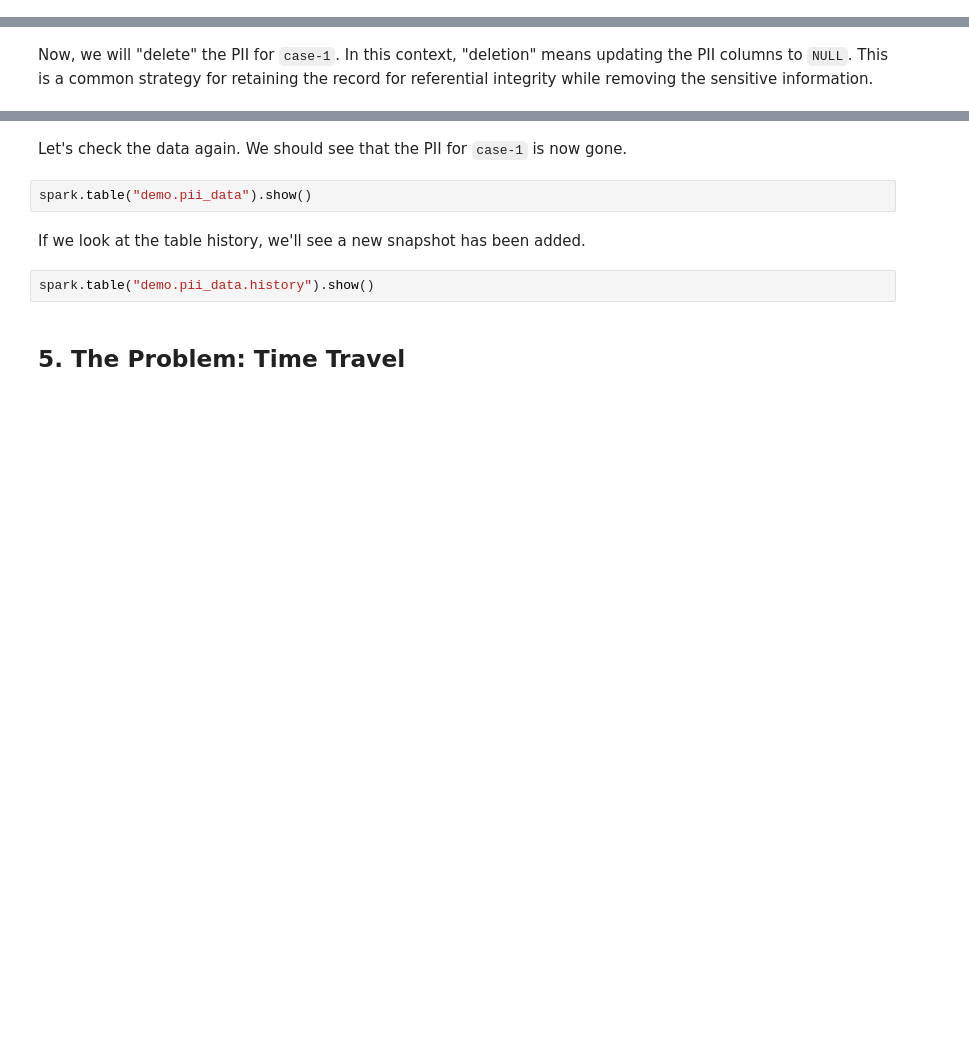
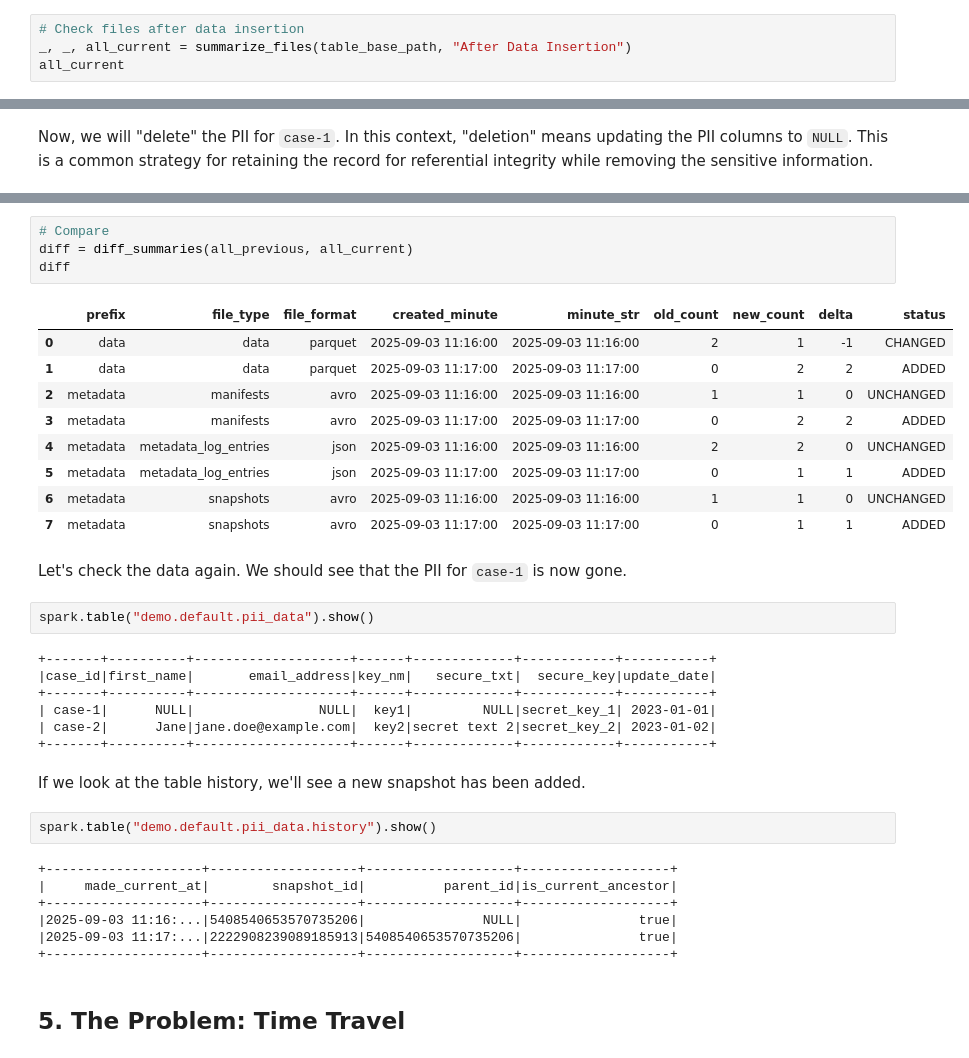
Before and after one commit to datagero/demo-iceberg-permanent-delete, a Jupyter notebook: notebooks/iceberg_pii_deletion_demo.ipynb, the cells around one changed output, grey strips where cells are left out. Saved outputs shown, nothing was run; the diff lists cells and outputs as text; blank space fills up the shorter version.

```diff
--- a/notebooks/iceberg_pii_deletion_demo.ipynb
+++ b/notebooks/iceberg_pii_deletion_demo.ipynb
@@ -40,0 +336,4 @@ INSERT INTO demo.pii_data VALUES
+# %%
+# Check files after data insertion
+_, _, all_current = summarize_files(table_base_path, "After Data Insertion")
+all_current
@@ -66,11 +445,39 @@ delete_pii('case-1')
+# %%
+# Compare
+diff = diff_summaries(all_previous, all_current)
+diff
+# %% [output]
+|  | prefix | file_type | file_format | created_minute | minute_str | old_count | new_count | delta | status |
+| 0 | data | data | parquet | 2025-09-03 11:16:00 | 2025-09-03 11:16:00 | 2 | 1 | -1 | CHANGED |
+| 1 | data | data | parquet | 2025-09-03 11:17:00 | 2025-09-03 11:17:00 | 0 | 2 | 2 | ADDED |
+| 2 | metadata | manifests | avro | 2025-09-03 11:16:00 | 2025-09-03 11:16:00 | 1 | 1 | 0 | UNCHANGED |
+| 3 | metadata | manifests | avro | 2025-09-03 11:17:00 | 2025-09-03 11:17:00 | 0 | 2 | 2 | ADDED |
+| 4 | metadata | metadata_log_entries | json | 2025-09-03 11:16:00 | 2025-09-03 11:16:00 | 2 | 2 | 0 | UNCHANGED |
+| 5 | metadata | metadata_log_entries | json | 2025-09-03 11:17:00 | 2025-09-03 11:17:00 | 0 | 1 | 1 | ADDED |
+| 6 | metadata | snapshots | avro | 2025-09-03 11:16:00 | 2025-09-03 11:16:00 | 1 | 1 | 0 | UNCHANGED |
+| 7 | metadata | snapshots | avro | 2025-09-03 11:17:00 | 2025-09-03 11:17:00 | 0 | 1 | 1 | ADDED |
 # %% [markdown]
 Let's check the data again. We should see that the PII for `case-1` is now gone.
 # %%
-spark.table("demo.pii_data").show()
+spark.table("demo.default.pii_data").show()
+# %% [output]
++-------+----------+--------------------+------+-------------+------------+-----------+
+|case_id|first_name|       email_address|key_nm|   secure_txt|  secure_key|update_date|
++-------+----------+--------------------+------+-------------+------------+-----------+
+| case-1|      NULL|                NULL|  key1|         NULL|secret_key_1| 2023-01-01|
+| case-2|      Jane|jane.doe@example.com|  key2|secret text 2|secret_key_2| 2023-01-02|
++-------+----------+--------------------+------+-------------+------------+-----------+
 # %% [markdown]
 If we look at the table history, we'll see a new snapshot has been added.
 # %%
-spark.table("demo.pii_data.history").show()
+spark.table("demo.default.pii_data.history").show()
+# %% [output]
++--------------------+-------------------+-------------------+-------------------+
+|     made_current_at|        snapshot_id|          parent_id|is_current_ancestor|
++--------------------+-------------------+-------------------+-------------------+
+|2025-09-03 11:16:...|5408540653570735206|               NULL|               true|
+|2025-09-03 11:17:...|2222908239089185913|5408540653570735206|               true|
++--------------------+-------------------+-------------------+-------------------+
 # %% [markdown]
 ## 5. The Problem: Time Travel
 # %% [markdown]
```
Also changed, not shown: parts of 36 cells of this notebook, 4 other files.
